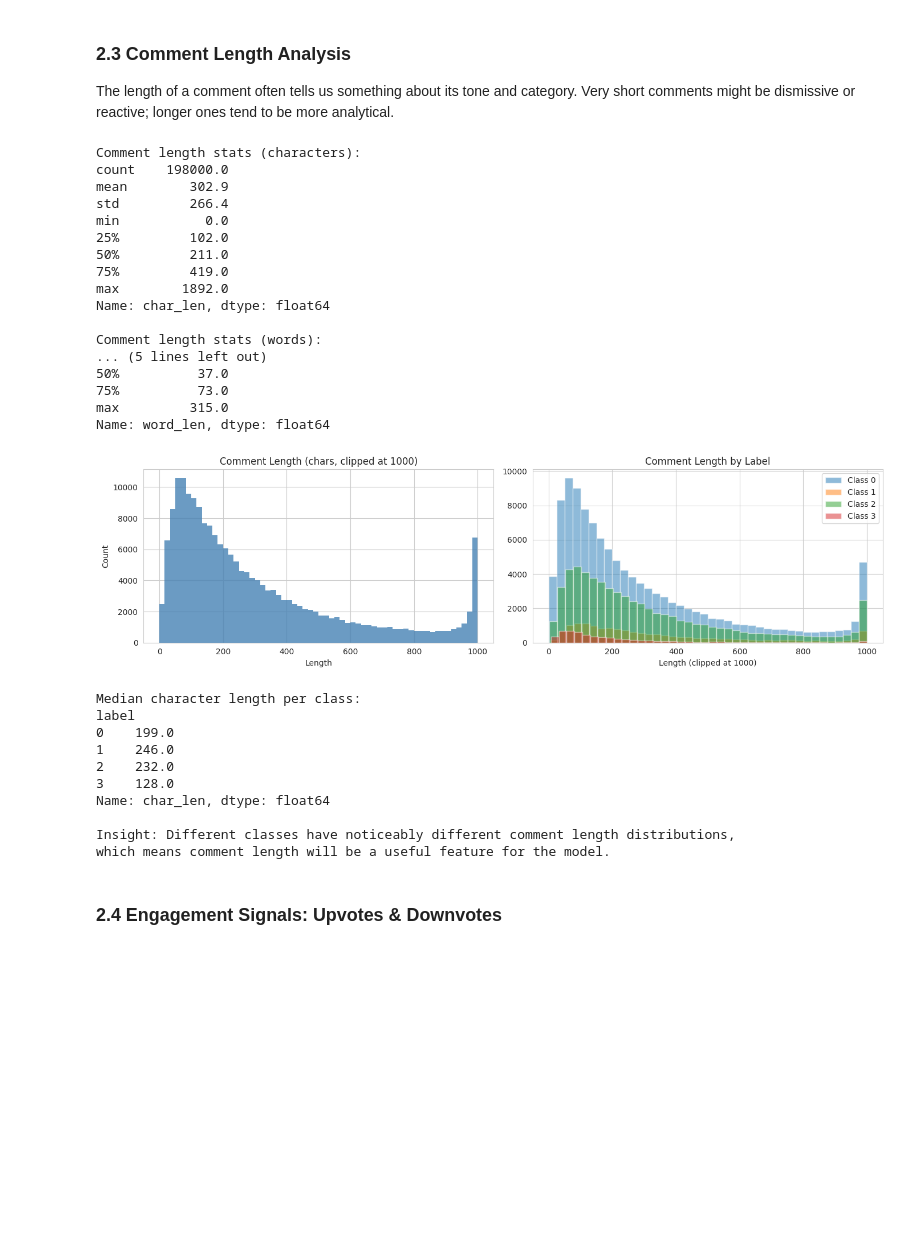
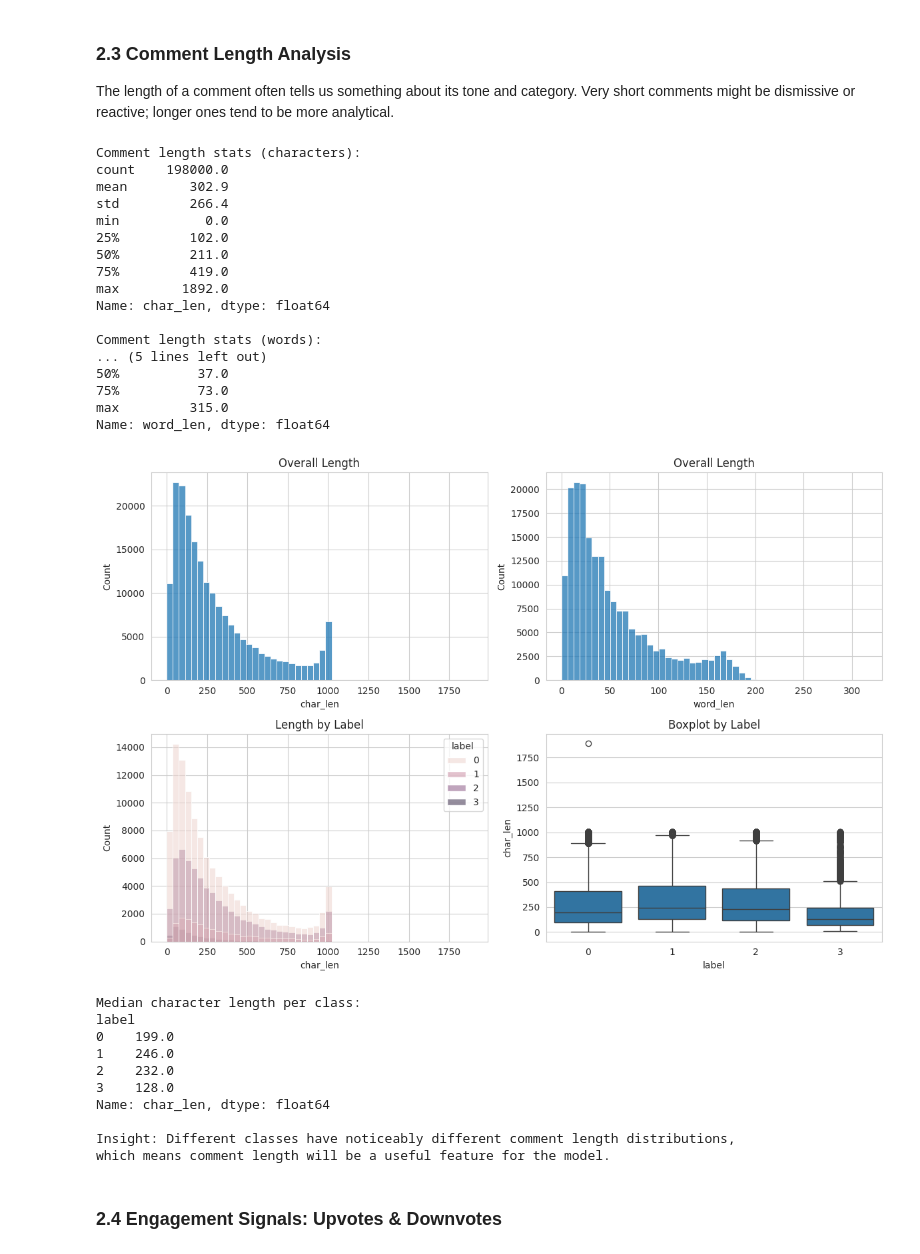
Before and after one commit to Avhi-kr/MLP_Project_Jan26, a Jupyter notebook: Main Notebook/FinalNoteboook.ipynb, the cells around one changed output. Saved outputs shown, nothing was run; the diff lists cells and outputs as text; code cells hidden in the pictures; blank space fills up the shorter version.

```diff
--- a/Main Notebook/FinalNoteboook.ipynb
+++ b/Main Notebook/FinalNoteboook.ipynb
@@ -190,50 +193,49 @@ print(tmp['char_len'].describe().round(1))
 print('\nComment length stats (words):')
 print(tmp['word_len'].describe().round(1))
 
-fig, axes = plt.subplots(1, 2, figsize=(14, 4))
+fig, axes = plt.subplots(2, 2, figsize=(12, 8))
 
-# overall char length distribution
-axes[0].hist(tmp['char_len'].clip(upper=1000), bins=60, color='steelblue', edgecolor='none', alpha=0.8)
-axes[0].set_title('Comment Length (chars, clipped at 1000)', fontsize=12)
-axes[0].set_xlabel('Length')
-axes[0].set_ylabel('Count')
+# 1. Overall distribution
+sns.histplot(tmp['char_len'], bins=50, ax=axes[0,0])
+axes[0,0].set_title('Overall Length')
+#2. Word Length Distribution
+sns.histplot(tmp['word_len'], bins=50, ax=axes[0,1])
+axes[0,1].set_title('Overall Length')
 
-# char length by label — do certain classes have longer comments?
-label_names = {0: 'Class 0', 1: 'Class 1', 2: 'Class 2', 3: 'Class 3'}
-for label in sorted(tmp['label'].unique()):
-    subset = tmp[tmp['label'] == label]['char_len'].clip(upper=1000)
-    axes[1].hist(subset, bins=40, alpha=0.5, label=label_names[label])
-axes[1].set_title('Comment Length by Label', fontsize=12)
-axes[1].set_xlabel('Length (clipped at 1000)')
-axes[1].legend()
+# 3. By label (distribution)
+sns.histplot(data=tmp, x='char_len', hue='label', bins=50, ax=axes[1,0])
+axes[1,0].set_title('Length by Label')
+
+# 4. Boxplot (best insight)
+sns.boxplot(x='label', y='char_len', data=tmp, ax=axes[1,1])
+axes[1,1].set_title('Boxplot by Label')
 
 plt.tight_layout()
 plt.show()
-
 # median length per class
 print('Median character length per class:')
 print(tmp.groupby('label')['char_len'].median())
 print('\nInsight: Different classes have noticeably different comment length distributions,')
 print('which means comment length will be a useful feature for the model.')
 # %% [output]
 Comment length stats (characters):
 count    198000.0
 mean        302.9
 std         266.4
 min           0.0
 25%         102.0
 50%         211.0
 75%         419.0
 max        1892.0
 Name: char_len, dtype: float64
 
 Comment length stats (words):
 ... (5 lines left out)
 50%          37.0
 75%          73.0
 max         315.0
 Name: word_len, dtype: float64
-[figure, old version]
+[figure, new version]
 Median character length per class:
 label
 0    199.0
```
Also changed, not shown: parts of 7 cells of this notebook.
